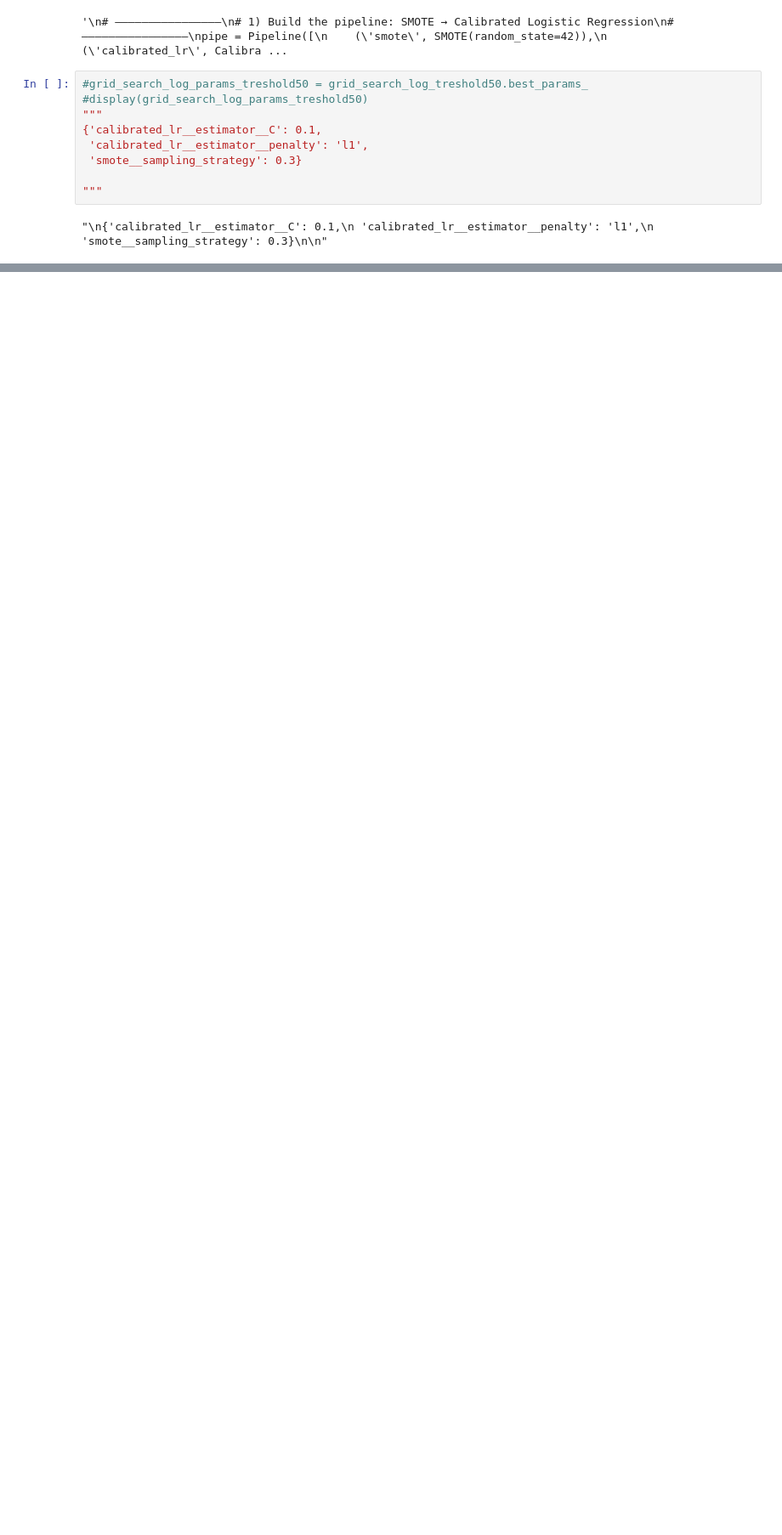
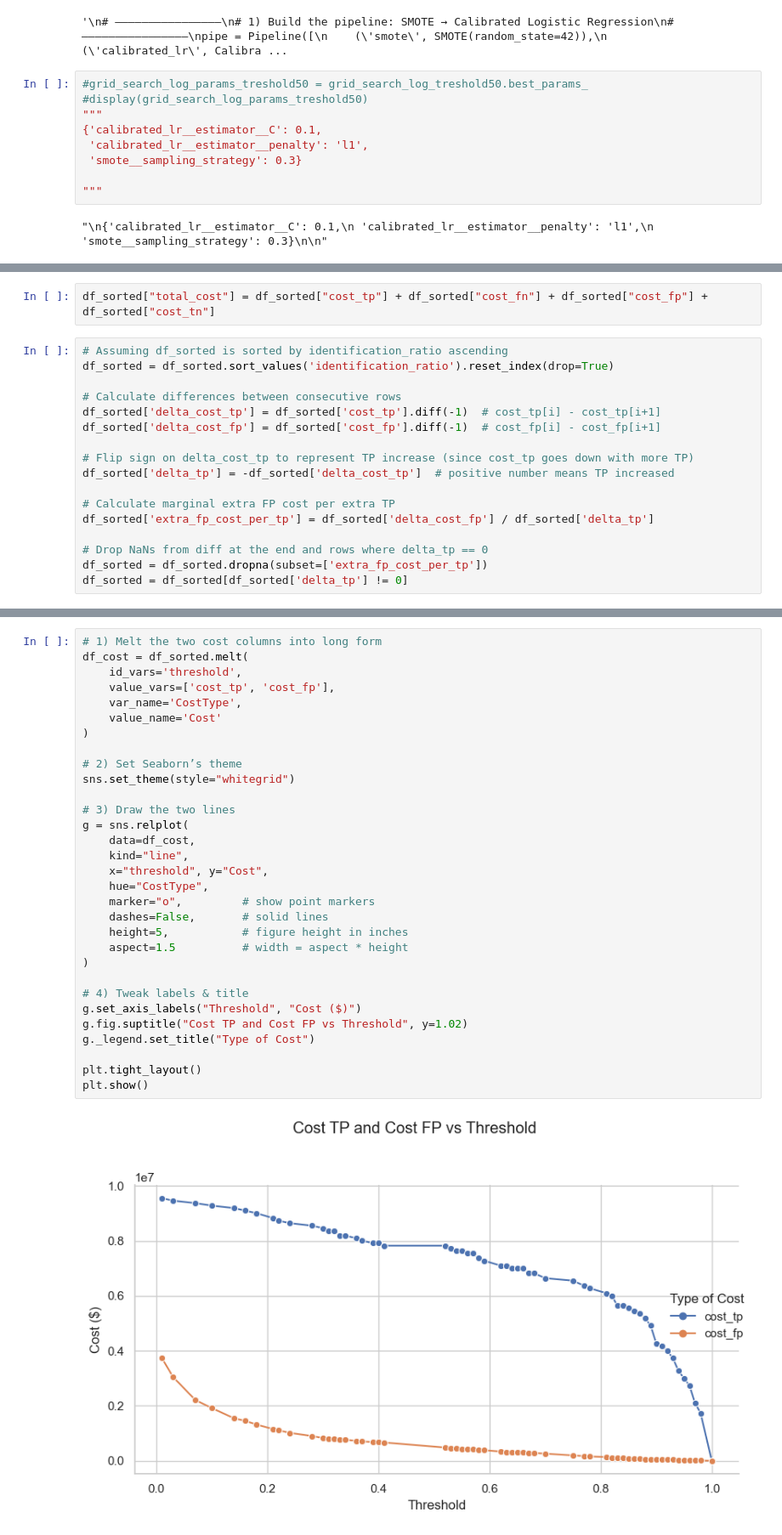
Before and after one commit to Mic-dev-gif/stroke_dataset_ml, a Jupyter notebook: main.ipynb, the cells around one changed output, grey strips where cells are left out. Shown at 85% size. Saved outputs shown, nothing was run; the diff lists cells and outputs as text; blank space fills up the shorter version.

```diff
--- a/main.ipynb
+++ b/main.ipynb
@@ -1983,0 +3092,19 @@ print_all_metrics(
+# %%
+df_sorted["total_cost"] = df_sorted["cost_tp"] + df_sorted["cost_fn"] + df_sorted["cost_fp"] + df_sorted["cost_tn"]
+# %%
+# Assuming df_sorted is sorted by identification_ratio ascending
+df_sorted = df_sorted.sort_values('identification_ratio').reset_index(drop=True)
+
+# Calculate differences between consecutive rows
+df_sorted['delta_cost_tp'] = df_sorted['cost_tp'].diff(-1)  # cost_tp[i] - cost_tp[i+1]
+df_sorted['delta_cost_fp'] = df_sorted['cost_fp'].diff(-1)  # cost_fp[i] - cost_fp[i+1]
+
+# Flip sign on delta_cost_tp to represent TP increase (since cost_tp goes down with more TP)
+df_sorted['delta_tp'] = -df_sorted['delta_cost_tp']  # positive number means TP increased
+
+# Calculate marginal extra FP cost per extra TP
+df_sorted['extra_fp_cost_per_tp'] = df_sorted['delta_cost_fp'] / df_sorted['delta_tp']
+
+# Drop NaNs from diff at the end and rows where delta_tp == 0
+df_sorted = df_sorted.dropna(subset=['extra_fp_cost_per_tp'])
+df_sorted = df_sorted[df_sorted['delta_tp'] != 0]
@@ -1983,0 +3166,33 @@ print_all_metrics(
+# %%
+# 1) Melt the two cost columns into long form
+df_cost = df_sorted.melt(
+    id_vars='threshold',
+    value_vars=['cost_tp', 'cost_fp'],
+    var_name='CostType',
+    value_name='Cost'
+)
+
+# 2) Set Seaborn’s theme
+sns.set_theme(style="whitegrid")
+
+# 3) Draw the two lines
+g = sns.relplot(
+    data=df_cost,
+    kind="line",
+    x="threshold", y="Cost",
+    hue="CostType",
+    marker="o",         # show point markers
+    dashes=False,       # solid lines
+    height=5,           # figure height in inches
+    aspect=1.5          # width = aspect * height
+)
+
+# 4) Tweak labels & title
+g.set_axis_labels("Threshold", "Cost ($)")
+g.fig.suptitle("Cost TP and Cost FP vs Threshold", y=1.02)
+g._legend.set_title("Type of Cost")
+
+plt.tight_layout()
+plt.show()
+# %% [output]
+[figure, added]
```
Also changed, not shown: parts of 68 cells of this notebook.
